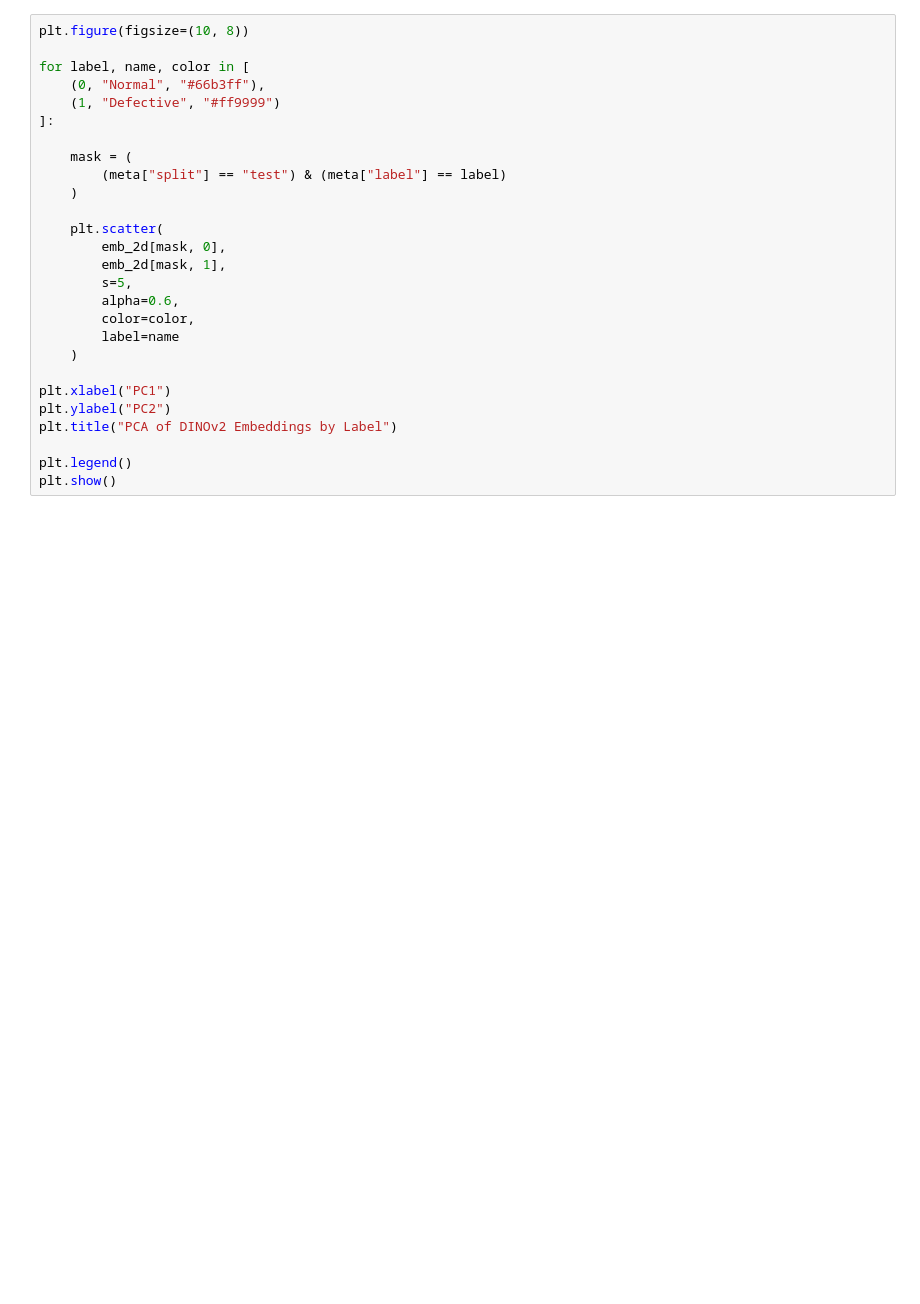
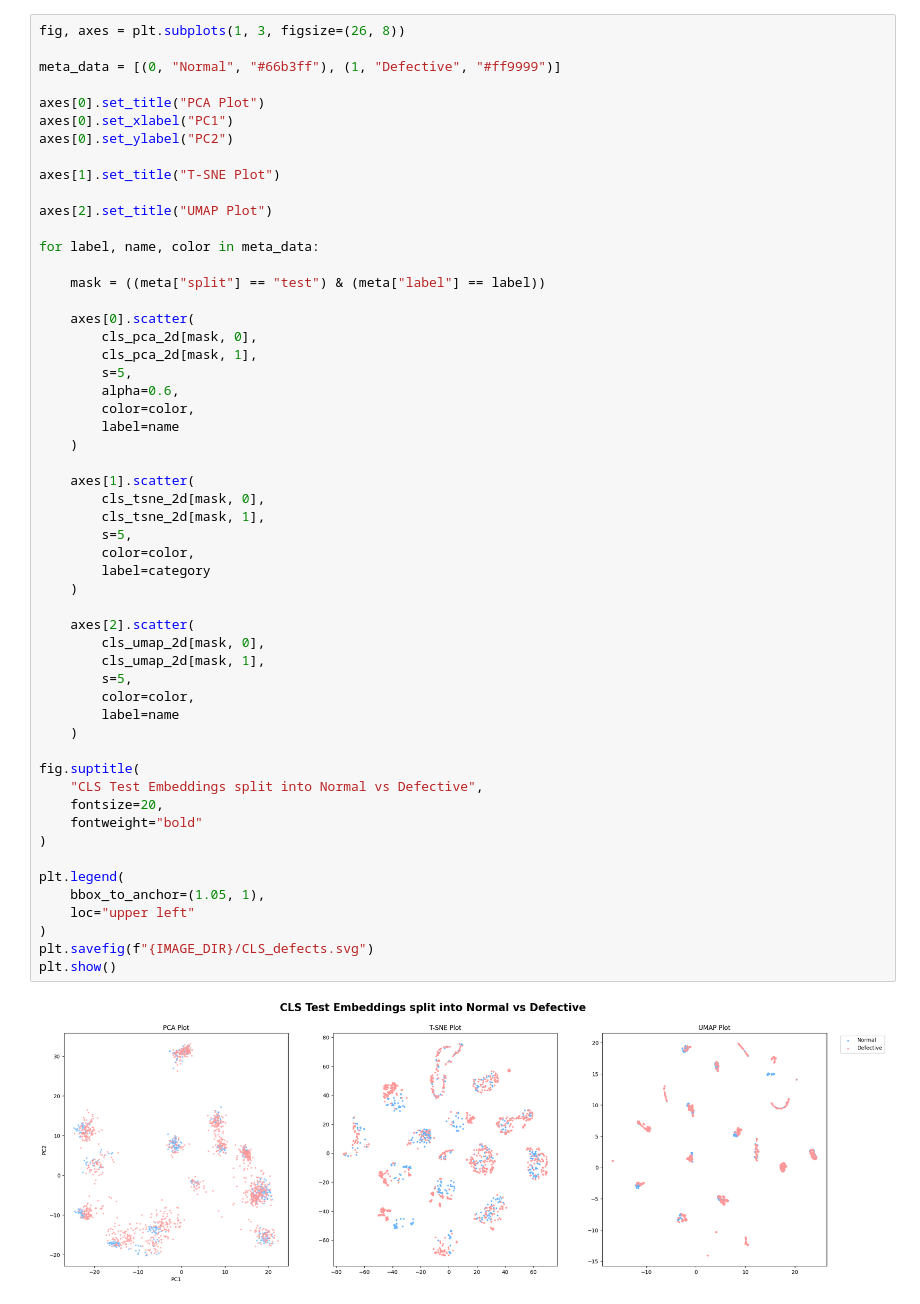
Before and after one commit to CiaranW005/UL-Summer-Bursary-2026, a Jupyter notebook: notebooks/embedding_analysis/emb_visualisation.ipynb, the cells around one changed output. Cells and saved outputs as stored; diff of their text form; blank space fills up the shorter version.

```diff
--- a/notebooks/embedding_analysis/emb_visualisation.ipynb
+++ b/notebooks/embedding_analysis/emb_visualisation.ipynb
@@ -47,27 +110,56 @@ plt.show()
 # %%
-plt.figure(figsize=(10, 8))
+fig, axes = plt.subplots(1, 3, figsize=(26, 8))
 
-for label, name, color in [
-    (0, "Normal", "#66b3ff"),
-    (1, "Defective", "#ff9999")
-]:
+meta_data = [(0, "Normal", "#66b3ff"), (1, "Defective", "#ff9999")]
 
-    mask = (
-        (meta["split"] == "test") & (meta["label"] == label)
-    )
+axes[0].set_title("PCA Plot")
+axes[0].set_xlabel("PC1")
+axes[0].set_ylabel("PC2")
 
-    plt.scatter(
-        emb_2d[mask, 0],
-        emb_2d[mask, 1],
+axes[1].set_title("T-SNE Plot")
+
+axes[2].set_title("UMAP Plot")
+
+for label, name, color in meta_data:
+
+    mask = ((meta["split"] == "test") & (meta["label"] == label))
+
+    axes[0].scatter(
+        cls_pca_2d[mask, 0],
+        cls_pca_2d[mask, 1],
         s=5,
         alpha=0.6,
         color=color,
         label=name
     )
 
-plt.xlabel("PC1")
-plt.ylabel("PC2")
-plt.title("PCA of DINOv2 Embeddings by Label")
+    axes[1].scatter(
+        cls_tsne_2d[mask, 0],
+        cls_tsne_2d[mask, 1],
+        s=5,
+        color=color,
+        label=category
+    )
 
-plt.legend()
+    axes[2].scatter(
+        cls_umap_2d[mask, 0],
+        cls_umap_2d[mask, 1],
+        s=5,
+        color=color,
+        label=name
+    )
+
+fig.suptitle(
+    "CLS Test Embeddings split into Normal vs Defective",
+    fontsize=20,
+    fontweight="bold"
+)
+
+plt.legend(
+    bbox_to_anchor=(1.05, 1),
+    loc="upper left"
+)
+plt.savefig(f"{IMAGE_DIR}/CLS_defects.svg")
 plt.show()
+# %% [output]
+[figure, added]
```
Also changed, not shown: parts of 6 cells of this notebook, 7 other files.
